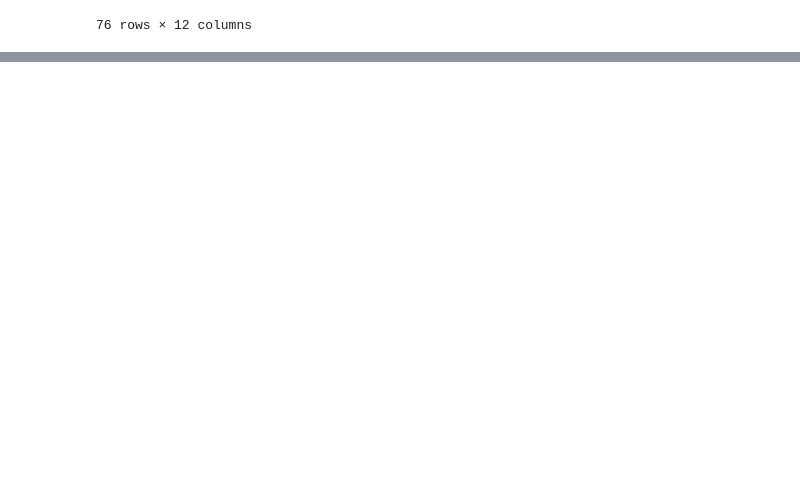
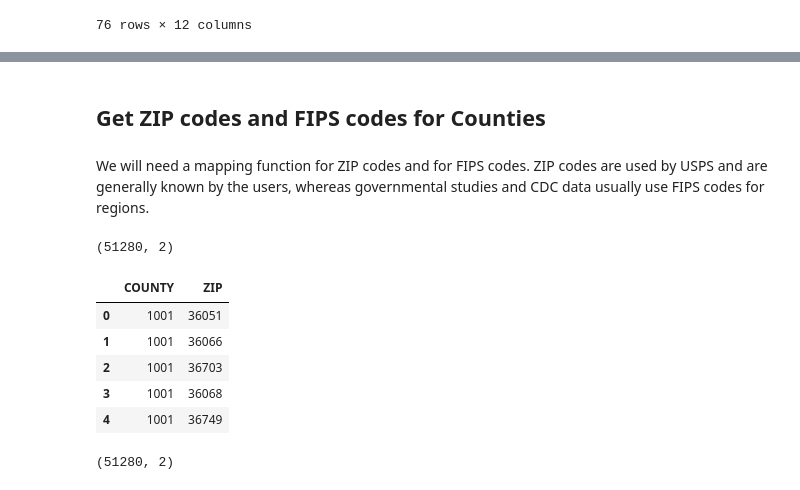
Before and after one commit to ahwkuepper/stdme, a Jupyter notebook: code/CDC_data_exploration_and_cleaning_Chlamydia.ipynb, the cells around one changed output, grey strips where cells are left out. Cells and saved outputs as stored; diff of their text form; code cells hidden in the pictures; blank space fills up the shorter version.

```diff
--- a/code/CDC_data_exploration_and_cleaning_Chlamydia.ipynb
+++ b/code/CDC_data_exploration_and_cleaning_Chlamydia.ipynb
@@ -181,0 +233,19 @@ People in D.C. don't have Chlamydia. Or so it seems.
+# %% [markdown]
+## Get ZIP codes and FIPS codes for Counties
+# %% [markdown]
+We will need a mapping function for ZIP codes and for FIPS codes. ZIP codes are used by USPS and are generally known by the users, whereas governmental studies and CDC data usually use FIPS codes for regions.
+# %%
+df_fipszip= pd.read_csv("../data/COUNTY_ZIP_122014.csv", usecols={0,1})
+# %%
+df_fipszip.shape
+# %% [output]
+(51280, 2)
+# %%
+df_fipszip.head()
+# %% [output]
+|  | COUNTY | ZIP |
+| 0 | 1001 | 36051 |
+| 1 | 1001 | 36066 |
+| 2 | 1001 | 36703 |
+| 3 | 1001 | 36068 |
+| 4 | 1001 | 36749 |
@@ -181,0 +254,4 @@ People in D.C. don't have Chlamydia. Or so it seems.
+# %%
+df_zipfips.shape
+# %% [output]
+(51280, 2)
```
Also changed, not shown: parts of 14 cells of this notebook, 3 other files.
